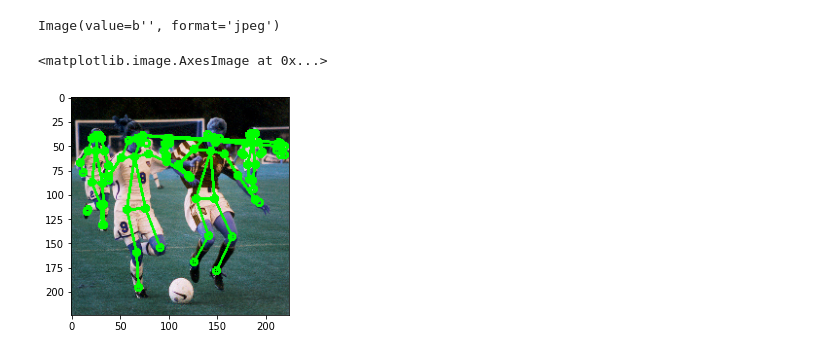
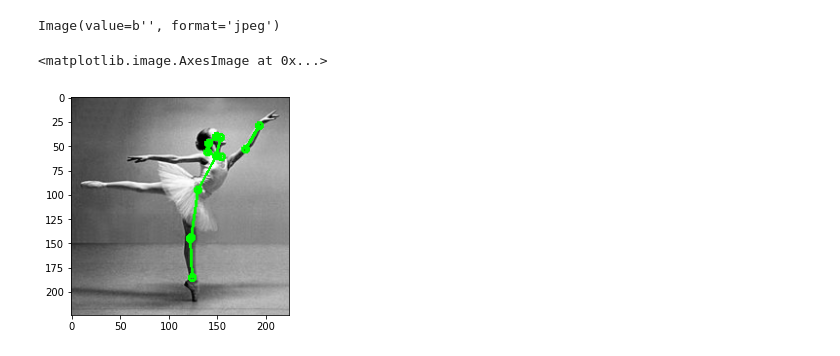
Before and after one commit to ramayer/deepstream_experiments, a Jupyter notebook: docker/trt_pose/trt_pose_demo.ipynb, the cells around one changed output. Drawn from its saved outputs; the diff is of its cells as text; code cells hidden in the pictures.

```diff
--- a/docker/trt_pose/trt_pose_demo.ipynb
+++ b/docker/trt_pose/trt_pose_demo.ipynb
@@ -118,15 +120,15 @@ from matplotlib import pyplot as plt
 import numpy as np
 import cv2
 # %%
-imagefile = '/workspace/soccer.jpg'
+imagefile = '/workspace/dance.jpg'
 image = cv2.imread(imagefile)
 image = cv2.resize(image,(WIDTH,HEIGHT))
 data = preprocess(image)
 cmap, paf = model_trt(data)
 cmap, paf = cmap.detach().cpu(), paf.detach().cpu()
 counts, objects, peaks = parse_objects(cmap, paf)
 draw_objects(image, counts, objects, peaks)
 plt.imshow(image)
 # %% [output]
 <matplotlib.image.AxesImage at 0x...>
-[figure, old version]
+[figure, new version]
```
Also changed, not shown: parts of 2 cells of this notebook, 4 other files.
